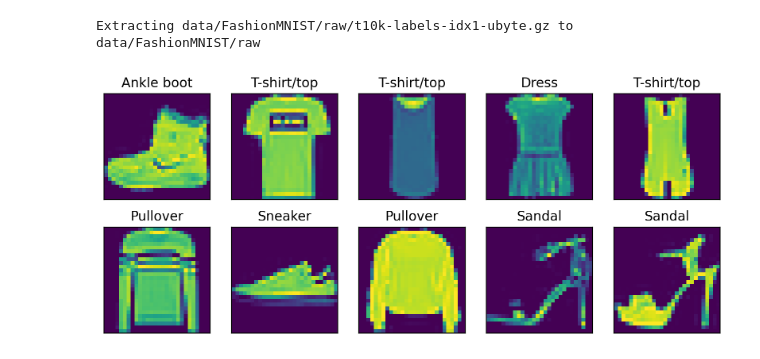
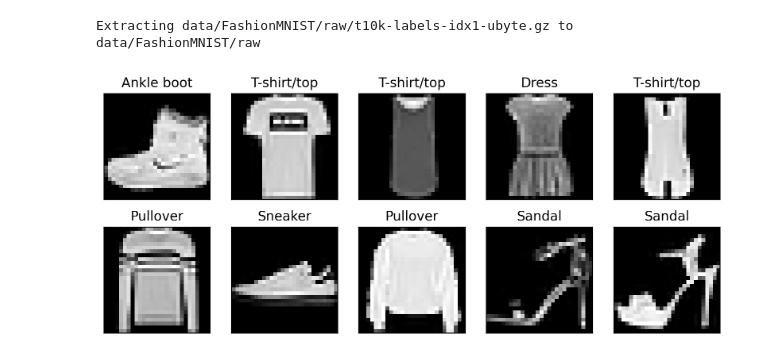
Before and after one commit to SorenKyhl/pytorch-deep-learning, a Jupyter notebook: extras/exercises/03_pytorch_computer_vision_exercises.ipynb, the cells around one changed output. Saved outputs shown, nothing was run; the diff lists cells and outputs as text; code cells hidden in the pictures.

```diff
--- a/extras/exercises/03_pytorch_computer_vision_exercises.ipynb
+++ b/extras/exercises/03_pytorch_computer_vision_exercises.ipynb
@@ -607,27 +606,30 @@ Downloading http://fashion-mnist.s3-website.eu-central-1.amazonaws.com/t10k-labe
 Downloading http://fashion-mnist.s3-website.eu-central-1.amazonaws.com/t10k-labels-idx1-ubyte.gz to data/FashionMNIST/raw/t10k-labels-idx1-ubyte.gz
 Extracting data/FashionMNIST/raw/t10k-labels-idx1-ubyte.gz to data/FashionMNIST/raw
 # %%
-plt.figure(figsize=(10,4))
-rows = 2
-cols = 5
+def plot_some(train_data, class_names):
+  plt.figure(figsize=(10,4))
+  rows = 2
+  cols = 5
 
-for i in range(rows*cols):
-  plt.subplot(rows, cols,i+1)
-  img, label = train_data[i]
-  plt.imshow(img.squeeze())
-  plt.title(class_names[label])
+  for i in range(rows*cols):
+    plt.subplot(rows, cols,i+1)
+    img, label = train_data[i]
+    plt.imshow(img.squeeze(), cmap="gray")
+    plt.title(class_names[label])
 
-  plt.tick_params(
-    axis='both',         # changes apply to the x-axis
-    which='both',      # both major and minor ticks are affected
-    bottom=False,      # ticks along the bottom edge are off
-    top=False,         # ticks along the top edge are off
-    left=False,
-    right=False,
-    labelleft=False,
-    labelbottom=False)
+    plt.tick_params(
+      axis='both',         # changes apply to the x-axis
+      which='both',      # both major and minor ticks are affected
+      bottom=False,      # ticks along the bottom edge are off
+      top=False,         # ticks along the top edge are off
+      left=False,
+      right=False,
+      labelleft=False,
+      labelbottom=False)
-# %% [output]
-[figure, removed]
+# %%
+plot_some(train_data, class_names)
+# %% [output]
+[figure, added]
 # %%
 batch_size = 32
 train_dataloader = torch.utils.data.DataLoader(train_data, batch_size)
```
Also changed, not shown: parts of 17 cells of this notebook.
